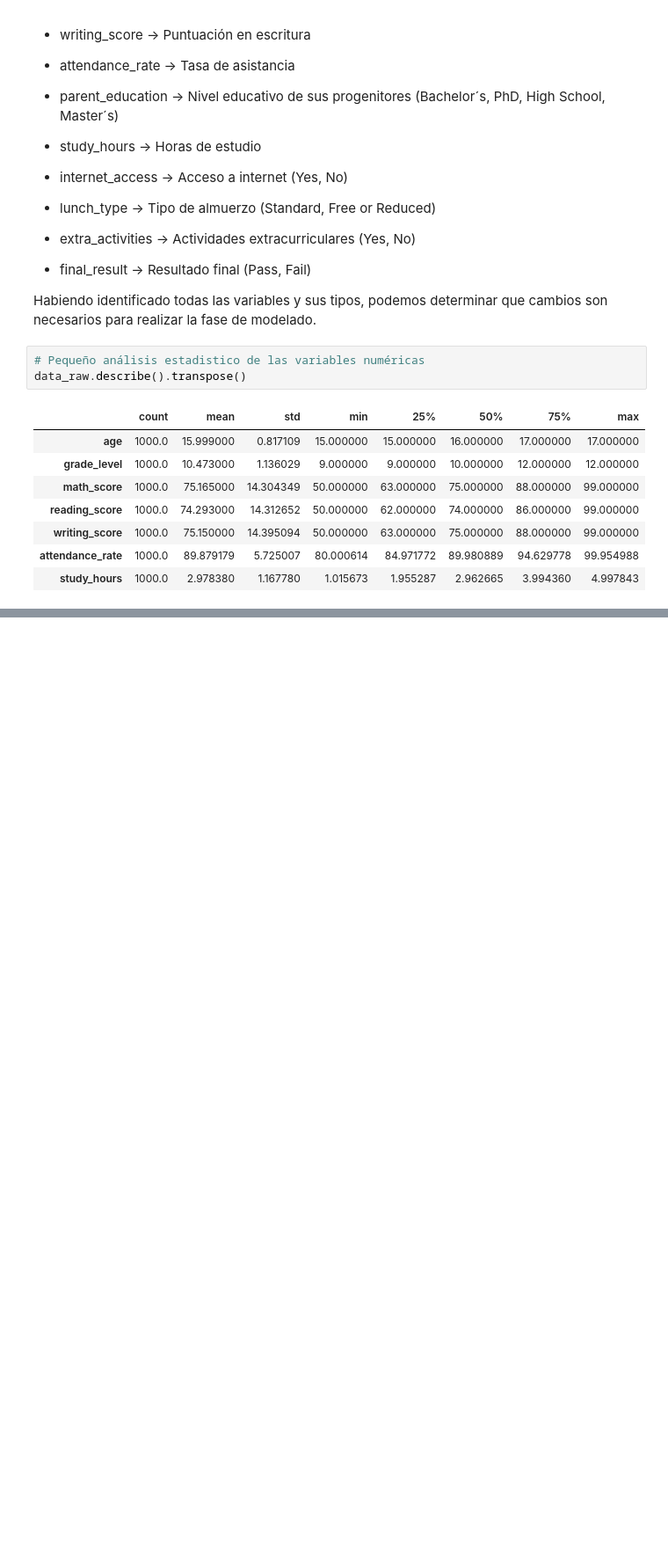
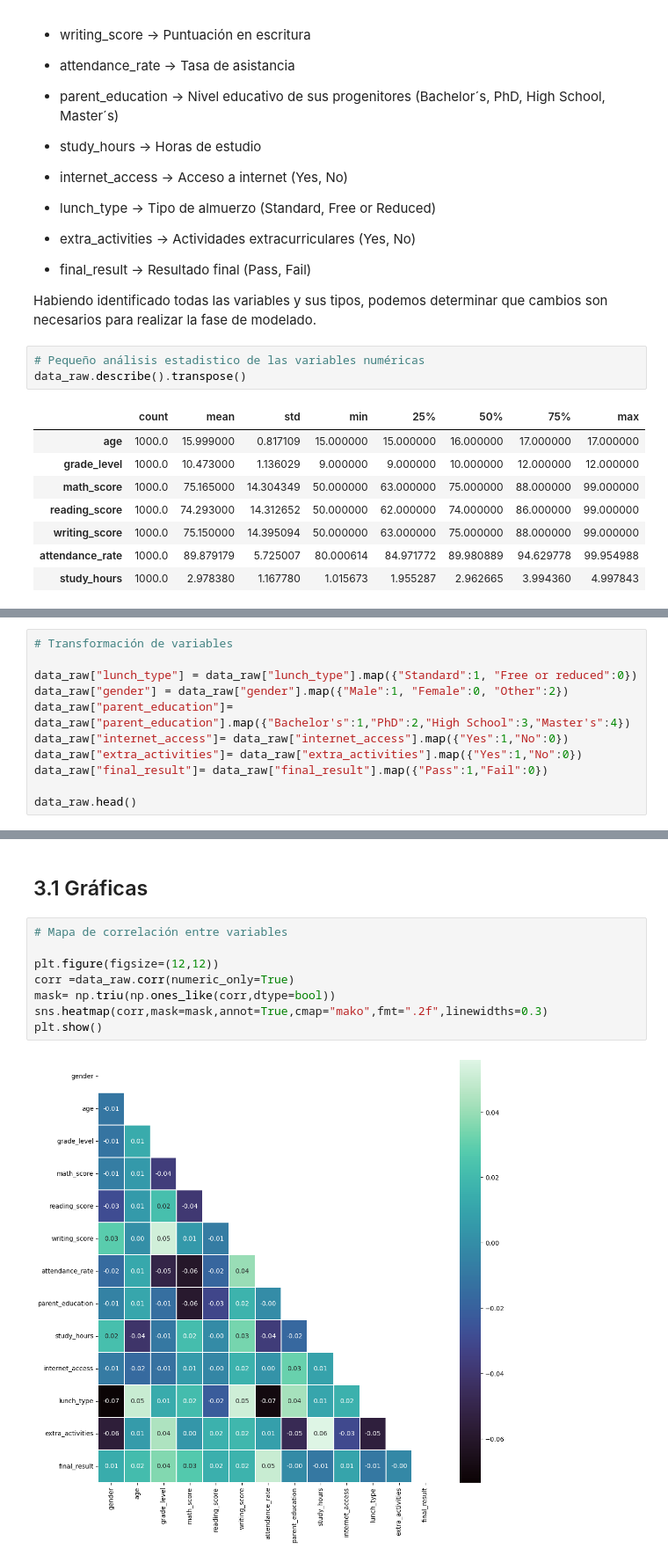
Before and after one commit to DDRM22/Proyectos, a Jupyter notebook: 2025/Evaluación desempeño educativo/Evaluación_Desempeño.ipynb, the cells around one changed output, grey strips where cells are left out. Shown at 88% size. Drawn from its saved outputs; the diff is of its cells as text; blank space fills up the shorter version.

```diff
--- a/2025/Evaluación desempeño educativo/Evaluación_Desempeño.ipynb
+++ b/2025/Evaluación desempeño educativo/Evaluación_Desempeño.ipynb
@@ -110,0 +132,11 @@ data_raw.describe().transpose()
+# %%
+# Transformación de variables
+
+data_raw["lunch_type"] = data_raw["lunch_type"].map({"Standard":1, "Free or reduced":0})
+data_raw["gender"] = data_raw["gender"].map({"Male":1, "Female":0, "Other":2})
+data_raw["parent_education"]= data_raw["parent_education"].map({"Bachelor's":1,"PhD":2,"High School":3,"Master's":4})
+data_raw["internet_access"]= data_raw["internet_access"].map({"Yes":1,"No":0})
+data_raw["extra_activities"]= data_raw["extra_activities"].map({"Yes":1,"No":0})
+data_raw["final_result"]= data_raw["final_result"].map({"Pass":1,"Fail":0})
+
+data_raw.head()
@@ -110,0 +175,12 @@ data_raw.describe().transpose()
+# %% [markdown]
+## 3.1 Gráficas
+# %%
+# Mapa de correlación entre variables
+
+plt.figure(figsize=(12,12))
+corr =data_raw.corr(numeric_only=True)
+mask= np.triu(np.ones_like(corr,dtype=bool))
+sns.heatmap(corr,mask=mask,annot=True,cmap="mako",fmt=".2f",linewidths=0.3)
+plt.show()
+# %% [output]
+[figure, added]
```
Also changed, not shown: parts of 12 cells of this notebook.
